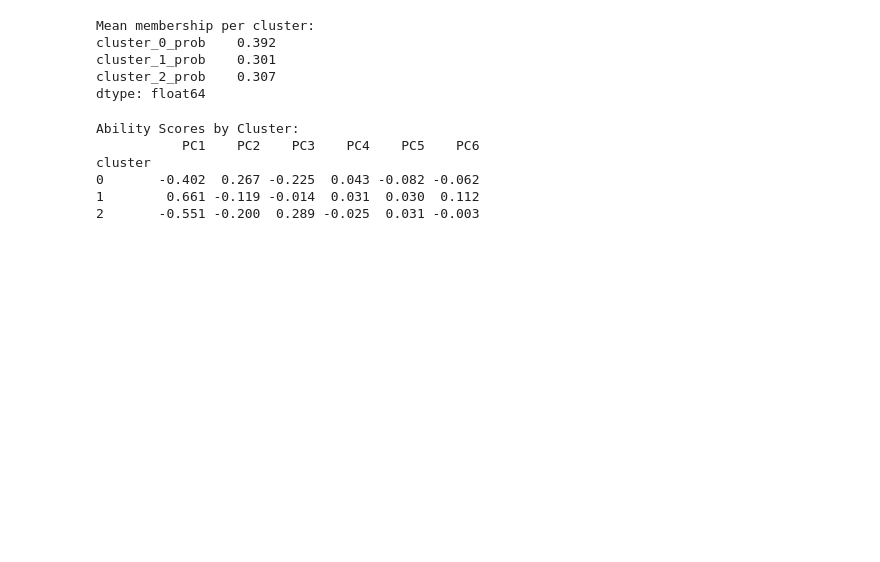
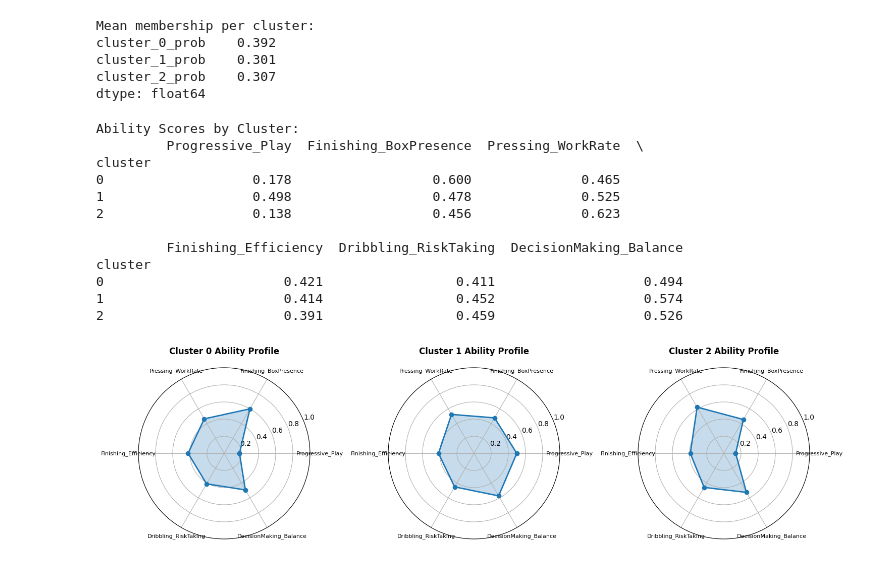
Before and after one commit to Eugenia148/ISAC2025, a Jupyter notebook: notebooks/striker_pca_clustering.ipynb, the cells around one changed output. Saved outputs shown, nothing was run; the diff lists cells and outputs as text; code cells hidden in the pictures; blank space fills up the shorter version.

Commit message:
radar charts per cluster

```diff
--- a/notebooks/striker_pca_clustering.ipynb
+++ b/notebooks/striker_pca_clustering.ipynb
@@ -539,24 +539,73 @@ cluster_1_prob    0.301
 cluster_2_prob    0.307
 dtype: float64
 # %%
-# Simple ability scores by cluster
-ability_scores = ['PC1', 'PC2', 'PC3', 'PC4', 'PC5', 'PC6']
-ability_names = ['Overall Attacking', 'Finishing', 'Pressing', 'Dribbling', 'Chance Creation', 'Space Usage']
+# Show ability scores by cluster
+ability_labels = [
+    "Progressive_Play",
+    "Finishing_BoxPresence",
+    "Pressing_WorkRate",
+    "Finishing_Efficiency",
+    "Dribbling_RiskTaking",
+    "DecisionMaking_Balance"
+]
 
-# Merge data
-striker_pca_reset = striker_pca_df.reset_index()
+# Merge striker_features with cluster data using player_season_id
+striker_features_reset = striker_features.reset_index()
 striker_clusters_reset = striker_stats_with_clusters[['cluster']].reset_index()
-merged_data = striker_pca_reset.merge(striker_clusters_reset, on='player_season_id', how='left')
 
-# Calculate cluster means
-cluster_profiles = merged_data.groupby('cluster')[ability_scores].mean()
+# Merge on player_season_id
+merged_data = striker_features_reset.merge(striker_clusters_reset, on='player_season_id', how='left')
+
+# Calculate mean ability scores by cluster
+cluster_ability_profiles = merged_data.groupby('cluster')[ability_labels].mean()
 
 print("Ability Scores by Cluster:")
-print(cluster_profiles.round(3))
+print(cluster_ability_profiles.round(3))
 # %% [output]
 Ability Scores by Cluster:
-           PC1    PC2    PC3    PC4    PC5    PC6
+         Progressive_Play  Finishing_BoxPresence  Pressing_WorkRate  \
 cluster
-0       -0.402  0.267 -0.225  0.043 -0.082 -0.062
-1        0.661 -0.119 -0.014  0.031  0.030  0.112
-2       -0.551 -0.200  0.289 -0.025  0.031 -0.003
+0                   0.178                  0.600              0.465
+1                   0.498                  0.478              0.525
+2                   0.138                  0.456              0.623
+
+         Finishing_Efficiency  Dribbling_RiskTaking  DecisionMaking_Balance
+cluster
+0                       0.421                 0.411                   0.494
+1                       0.414                 0.452                   0.574
+2                       0.391                 0.459                   0.526
+# %%
+# Create radar charts for each cluster
+import matplotlib.pyplot as plt
+import numpy as np
+
+# Set up the radar chart
+fig, axes = plt.subplots(1, 3, figsize=(15, 5), subplot_kw=dict(projection='polar'))
+
+# Define angles for the radar chart
+angles = np.linspace(0, 2 * np.pi, len(ability_labels), endpoint=False).tolist()
+angles += angles[:1]  # Complete the circle
+
+# Create radar chart for each cluster
+for cluster_id in sorted(cluster_ability_profiles.index):
+    ax = axes[cluster_id]
+
+    # Get cluster ability scores
+    cluster_scores = cluster_ability_profiles.loc[cluster_id, ability_labels].values.tolist()
+    cluster_scores += cluster_scores[:1]  # Complete the circle
+
+    # Plot the radar chart
+    ax.plot(angles, cluster_scores, 'o-', linewidth=2, label=f'Cluster {cluster_id}')
+    ax.fill(angles, cluster_scores, alpha=0.25)
+
+    # Set labels
+    ax.set_xticks(angles[:-1])
+    ax.set_xticklabels(ability_labels, fontsize=8)
+    ax.set_ylim(0, 1)  # Since ability scores are normalized 0-1
+    ax.set_title(f'Cluster {cluster_id} Ability Profile', size=12, fontweight='bold', pad=20)
+    ax.grid(True)
+
+plt.tight_layout()
+plt.show()
+# %% [output]
+[figure, added]
```
Also changed, not shown: parts of 1 cell of this notebook.
